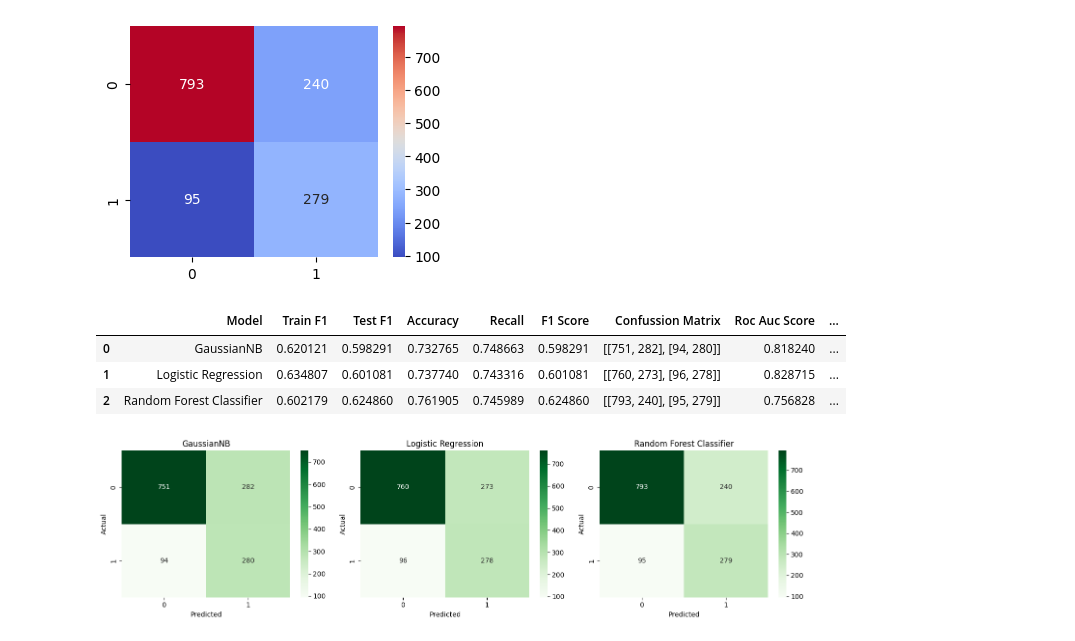
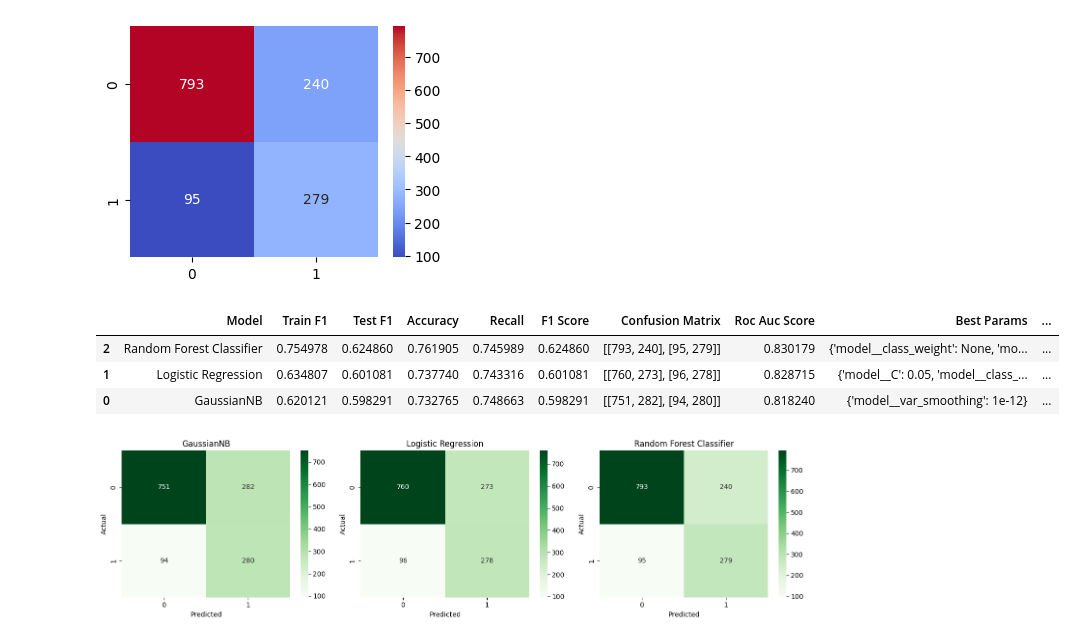
Before and after one commit to Md-Maruf-1727/customer-churn-prediction-ml, a Jupyter notebook: NoteBooks/04_model_training.ipynb, the cells around one changed output. Drawn from its saved outputs; the diff is of its cells as text; code cells hidden in the pictures.

```diff
--- a/NoteBooks/04_model_training.ipynb
+++ b/NoteBooks/04_model_training.ipynb
@@ -97,10 +99,12 @@ Result without scaling:
 scale_xtrain = xtrain.copy()
 scale_xtest = xtest.copy()
 # %%
-sts = StandardScaler()
 continuous_cols = ['tenure', 'MonthlyCharges', 'TotalCharges', 'Average']
-scale_xtrain[continuous_cols] = sts.fit_transform(scale_xtrain[continuous_cols])
-scale_xtest[continuous_cols] = sts.transform(scale_xtest[continuous_cols])
+
+scaler = StandardScaler()
+
+scale_xtrain[continuous_cols] = scaler.fit_transform(scale_xtrain[continuous_cols])
+scale_xtest[continuous_cols] = scaler.transform(scale_xtest[continuous_cols])
 # %%
 smote = SMOTE(random_state=42)
 scale_xtrain_res, scale_ytrain_res = smote.fit_resample(scale_xtrain, ytrain)
@@ -152,9 +159,9 @@ gnb_model = gnb_grid.fit(scale_xtrain, ytrain)
 # %%
-gnb_pred = gnb_model.predict(scale_xtest)
-gnb_pred_proba = gnb_model.predict_proba(scale_xtest)[:, 1]
+gnb_xtrain_pred = gnb_model.predict(scale_xtrain)
+gnb_xtest_pred = gnb_model.predict(scale_xtest)
 
-gnb_train_f1 = gnb_model.score(scale_xtrain, ytrain)
-gnb_test_f1 = gnb_model.score(scale_xtest, ytest)
+gnb_train_f1 = f1_score(ytrain, gnb_xtrain_pred)
+gnb_test_f1 = f1_score(ytest, gnb_xtest_pred)
 
 gnb_accuracy = accuracy_score(ytest, gnb_pred)
 gnb_recall = recall_score(ytest, gnb_pred)
@@ -171,7 +178,7 @@ gnb_result = pd.DataFrame([{
     'Accuracy': gnb_accuracy,
     'Recall': gnb_recall,
     'F1 Score': gnb_f1,
-    'Confussion Matrix': gnb_confusion,
+    'Confusion Matrix': gnb_confusion,
     'Roc Auc Score': gnb_roc_auc,
     'Best Params': str(best_params),
     'Best CV Score': best_score
@@ -213,8 +220,12 @@ logistic_model = logistic_grid.fit(scale_xtrain, ytrain)
 logistic_model_pred = logistic_model.predict(scale_xtest)
 logistic_model_pred_proba = logistic_model.predict_proba(scale_xtest)[:, 1]
 
-logistic_train_f1 = logistic_model.score(scale_xtrain, ytrain)
-logistic_test_f1 = logistic_model.score(scale_xtest, ytest)
+
+logistic_xtrain_pred = logistic_model.predict(scale_xtrain)
+logistic_xtest_pred = logistic_model.predict(scale_xtest)
+
+logistic_train_f1 = f1_score(ytrain, logistic_xtrain_pred)
+logistic_test_f1 = f1_score(ytest, logistic_xtest_pred)
 
 logistic_accuracy = accuracy_score(ytest, logistic_model_pred)
 logistic_recall = recall_score(ytest, logistic_model_pred)
@@ -231,7 +242,7 @@ logistic_result = pd.DataFrame([{
     'Accuracy': logistic_accuracy,
     'Recall': logistic_recall,
     'F1 Score': logistic_f1,
-    'Confussion Matrix': logistic_confussion,
+    'Confusion Matrix': logistic_confussion,
     'Roc Auc Score': logistic_roc_auc,
     'Best Params': str(logistic_best_params),
     'Best CV Score': logistic_best_score
@@ -278,14 +289,17 @@ Fitting 5 folds for each of 32 candidates, totalling 160 fits
 rf_pred = rf_model.predict(scale_xtest)
 rf_pred_proba = rf_model.predict_proba(scale_xtest)[:, 1]
 
-rf_train_f1 = rf_model.score(xtrain, ytrain)
-rf_test_f1 = rf_model.score(scale_xtest, ytest)
+rf_train_pred = rf_model.predict(scale_xtrain)
+rf_test_pred = rf_model.predict(scale_xtest)
+
+rf_train_f1 = f1_score(ytrain, rf_train_pred)
+rf_test_f1 = f1_score(ytest, rf_test_pred)
 
 rf_accuracy = accuracy_score(ytest, rf_pred)
 rf_recall = recall_score(ytest, rf_pred)
 rf_f1 = f1_score(ytest, rf_pred)
 rf_confussion = confusion_matrix(ytest, rf_pred)
-rf_roc_auc = roc_auc_score(ytest, rf_pred)
+rf_roc_auc = roc_auc_score(ytest, rf_pred_proba)
 
 rf_best_param = rf_model.best_params_
 rf_best_score = rf_model.best_score_
@@ -297,7 +311,7 @@ rf_result = pd.DataFrame([{
     'Accuracy': rf_accuracy,
     'Recall': rf_recall,
     'F1 Score': rf_f1,
-    'Confussion Matrix': rf_confussion,
+    'Confusion Matrix': rf_confussion,
     'Roc Auc Score': rf_roc_auc,
     'Best Params': str(rf_best_param),
     'Best CV Score': rf_best_score
@@ -316,12 +330,12 @@ Random Forest Classifier Confussion Matrix:
 [figure]
 # %%
 comparing = pd.concat([gnb_result, logistic_result, rf_result], ignore_index=True)
-comparing
+comparing.sort_values(by='F1 Score', ascending=False)
 # %% [output]
-|  | Model | Train F1 | Test F1 | Accuracy | Recall | F1 Score | Confussion Matrix | Roc Auc Score | ... |
-| 0 | GaussianNB | 0.620121 | 0.598291 | 0.732765 | 0.748663 | 0.598291 | [[751, 282], [94, 280]] | 0.818240 | ... |
-| 1 | Logistic Regression | 0.634807 | 0.601081 | 0.737740 | 0.743316 | 0.601081 | [[760, 273], [96, 278]] | 0.828715 | ... |
-| 2 | Random Forest Classifier | 0.602179 | 0.624860 | 0.761905 | 0.745989 | 0.624860 | [[793, 240], [95, 279]] | 0.756828 | ... |
+|  | Model | Train F1 | Test F1 | Accuracy | Recall | F1 Score | Confusion Matrix | Roc Auc Score | Best Params | ... |
+| 2 | Random Forest Classifier | 0.754978 | 0.624860 | 0.761905 | 0.745989 | 0.624860 | [[793, 240], [95, 279]] | 0.830179 | {'model__class_weight': None, 'mo... | ... |
+| 1 | Logistic Regression | 0.634807 | 0.601081 | 0.737740 | 0.743316 | 0.601081 | [[760, 273], [96, 278]] | 0.828715 | {'model__C': 0.05, 'model__class_... | ... |
+| 0 | GaussianNB | 0.620121 | 0.598291 | 0.732765 | 0.748663 | 0.598291 | [[751, 282], [94, 280]] | 0.818240 | {'model__var_smoothing': 1e-12} | ... |
 # %%
 confussion_matrixes = [gnb_confusion, logistic_confussion, rf_confussion]
 titles = ['GaussianNB', 'Logistic Regression', 'Random Forest Classifier']
```
Also changed, not shown: parts of 14 cells of this notebook.
